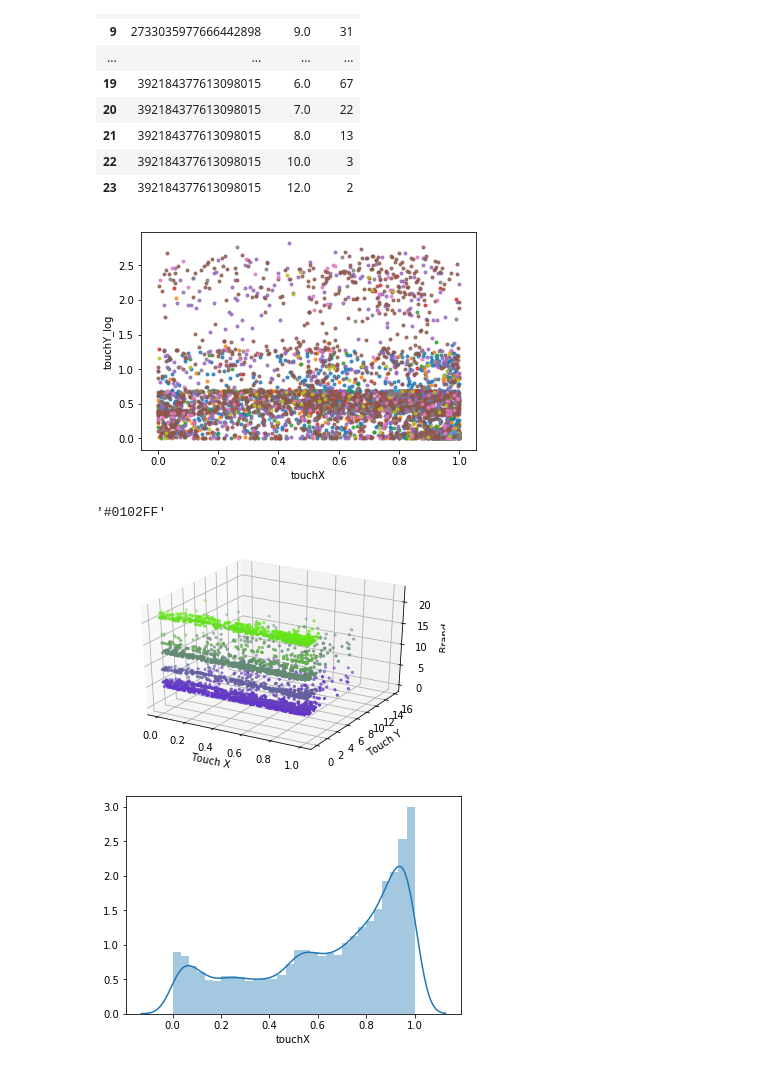
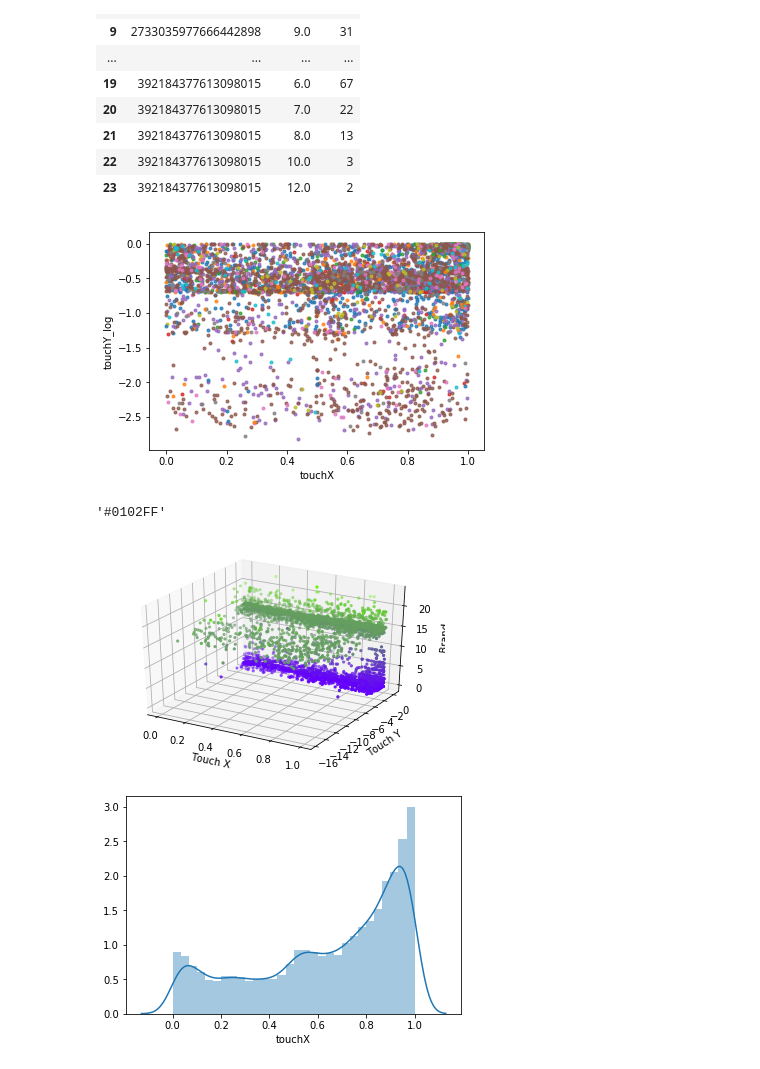
Before and after one commit to bebetosaba/7506-datos-1C2019, a Jupyter notebook: TP1/analisis.ipynb, the cells around one changed output. Saved outputs shown, nothing was run; the diff lists cells and outputs as text; code cells hidden in the pictures.

```diff
--- a/TP1/analisis.ipynb
+++ b/TP1/analisis.ipynb
@@ -194,15 +210,15 @@ display(brands_group)
 | 23 | 392184377613098015 | 12.0 | 2 |
 # %%
 
-for i in range(0,len(brands_group.loc[brands_group['total']>3])):
+for i in range(0,len(brands_group)):
     sns.regplot(x=clicksDF.loc[(clicksDF['specs_brand']==brands_group.iloc[i]['specs_brand']) & (clicksDF['brand']==brands_group.iloc[i]['brand']), ["touchX","touchY_log"]].dropna()["touchX"], \
-            y=clicksDF.loc[(clicksDF['specs_brand']==brands_group.iloc[i]['specs_brand']) & (clicksDF['brand']==brands_group.iloc[i]['brand']), ["touchX","touchY_log"]].dropna()["touchY_log"], marker='.',fit_reg=False);
+            y=-clicksDF.loc[(clicksDF['specs_brand']==brands_group.iloc[i]['specs_brand']) & (clicksDF['brand']==brands_group.iloc[i]['brand']), ["touchX","touchY_log"]].dropna()["touchY_log"], marker='.',fit_reg=False);
 
 
 #sns.regplot(x=clicksDF.loc[(clicksDF['specs_brand']==specs_brand0) & (clicksDF['brand']==brand0), ["touchX","touchY_log"]].dropna()["touchX"], \
 #            y=clicksDF.loc[(clicksDF['specs_brand']==specs_brand0) & (clicksDF['brand']==brand0), ["touchX","touchY_log"]].dropna()["touchY_log"], marker='.',fit_reg=False);
 # %% [output]
-[figure, old version]
+[figure, new version]
 # %%
 ('#%02X%02X%02X' % (0,2,255))
 # %% [output]
@@ -219,8 +235,8 @@ tot = len(brands_group)
 
 for i in range(0,tot):
 
-    ax.scatter(clicksDF.loc[(clicksDF['specs_brand']==clicksDF.iloc[i]['specs_brand']) & (clicksDF['brand']==clicksDF.iloc[i]['brand'])]["touchX"],\
-               clicksDF.loc[(clicksDF['specs_brand']==clicksDF.iloc[i]['specs_brand']) & (clicksDF['brand']==clicksDF.iloc[i]['brand'])]["touchY"],
+    ax.scatter(clicksDF.loc[(clicksDF['specs_brand']==brands_group.iloc[i]['specs_brand']) & (clicksDF['brand']==brands_group.iloc[i]['brand'])]["touchX"],\
+               -clicksDF.loc[(clicksDF['specs_brand']==brands_group.iloc[i]['specs_brand']) & (clicksDF['brand']==brands_group.iloc[i]['brand'])]["touchY"],
                i, c=hex_color(i,tot), marker='.')
 
 ax.set_xlabel('Touch X')
@@ -229,7 +245,7 @@ ax.set_zlabel('Brand')
 
 plt.show()
 # %% [output]
-[figure, old version]
+[figure, new version]
 # %%
 #clicksDF[["touchX","touchY"]].dropna()["touchX"]
 sns.distplot(clicksDF[["touchX","touchY"]].dropna()["touchX"]);
```
Also changed, not shown: parts of 13 cells of this notebook.
